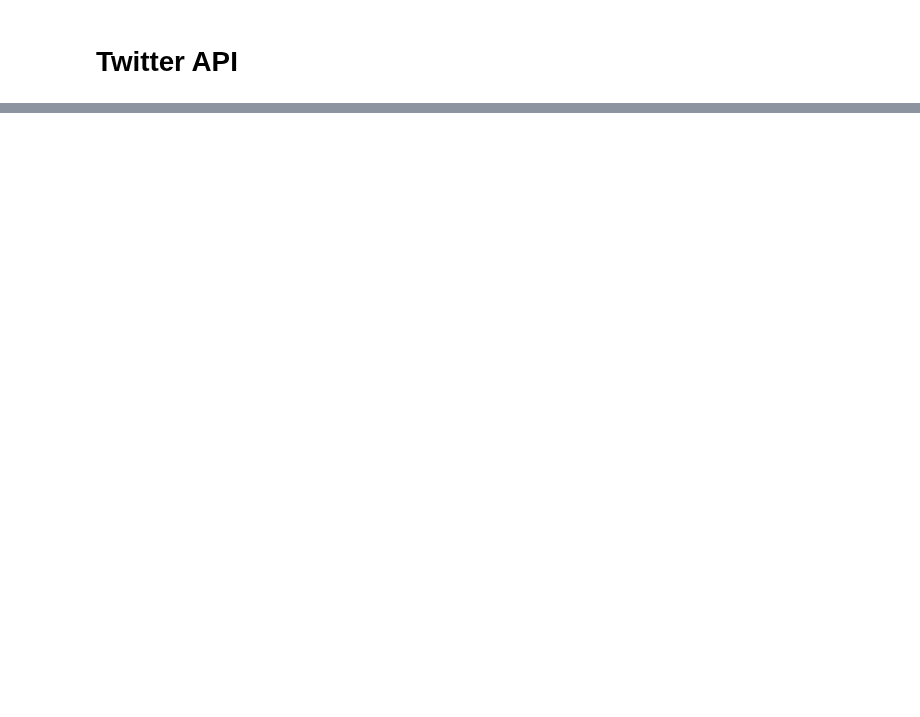
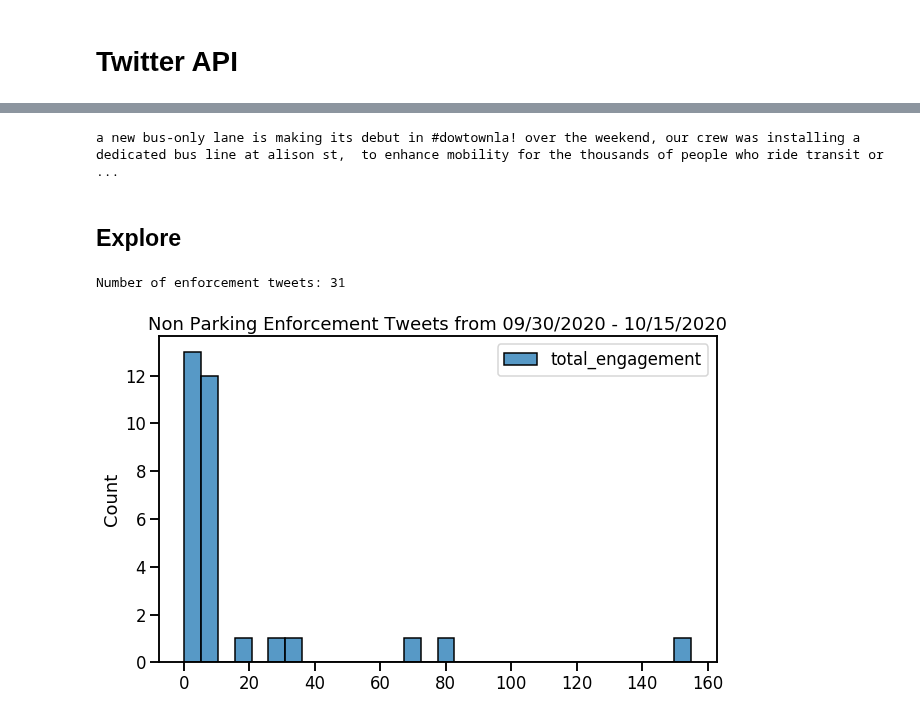
Before and after one commit to Promeos/LADOT-COVID19-enforcement, a Jupyter notebook: MVP-Tweets.ipynb, the cells around one changed output, grey strips where cells are left out. Cells and saved outputs as stored; diff of their text form; code cells hidden in the pictures; blank space fills up the shorter version.

Commit message:
Acquired tweets from Twitter. Stored data in a dataframe to begin initial exploration

```diff
--- a/MVP-Tweets.ipynb
+++ b/MVP-Tweets.ipynb
@@ -81,0 +32,4 @@ main()
+# %%
+tweets = json.loads(response.text.encode('utf8'))['data']
+
+tweets[1]
@@ -81,0 +45,18 @@ main()
+# %%
+data = pd.DataFrame()
+
+for tweet in tweets:
+    tweet_data = pd.DataFrame({'post_time': pd.to_datetime(tweet['created_at']),
+                               'tweet': tweet['text'].lower(),
+                               'retweet_count': tweet['public_metrics']['retweet_count'],
+                               'reply_count': tweet['public_metrics']['reply_count'],
+                               'like_count': tweet['public_metrics']['like_count'],
+                               'quote_count': tweet['public_metrics']['quote_count'],
+                               'tweet_url_id': tweet['id']
+                               },index=[0])
+    data = pd.concat([data, tweet_data])
+
+data = data.sort_values(by=['post_time']).reset_index(drop=True)
+data = data.assign(
+    total_engagement = data[['retweet_count', 'reply_count', 'like_count', 'quote_count']].sum(axis=1)
+)
@@ -81,0 +83,26 @@ main()
+# %%
+print(data.tweet[0])
+# %% [output]
+a new bus-only lane is making its debut in #dowtownla! over the weekend, our crew was installing a dedicated bus line at alison st,  to enhance mobility for the thousands of people who ride transit or ...
+# %% [markdown]
+## Explore
+# %%
+non_enforcement_tweets = data.loc[~data.tweet.str.contains('enforcement')]
+enforcement_tweets = data.loc[data.tweet.str.contains('enforcement')]
+
+non_enforcement_metrics = non_enforcement_tweets[['post_time', 'total_engagement']]
+enforcement_metrics = enforcement_tweets[['post_time', 'total_engagement']]
+
+non_enforcement_metrics.set_index('post_time', inplace=True)
+enforcement_metrics.set_index('post_time', inplace=True)
+# %%
+sns.set_context('talk')
+
+plt.figure(figsize=(10, 6))
+sns.histplot(non_enforcement_metrics, bins=30)
+
+plt.title("Non Parking Enforcement Tweets from 09/30/2020 - 10/15/2020")
+print(f"Number of enforcement tweets: {len(non_enforcement_metrics)}");
+# %% [output]
+Number of enforcement tweets: 31
+[figure, added]
```
Also changed, not shown: parts of 11 cells of this notebook, 1 other file.
